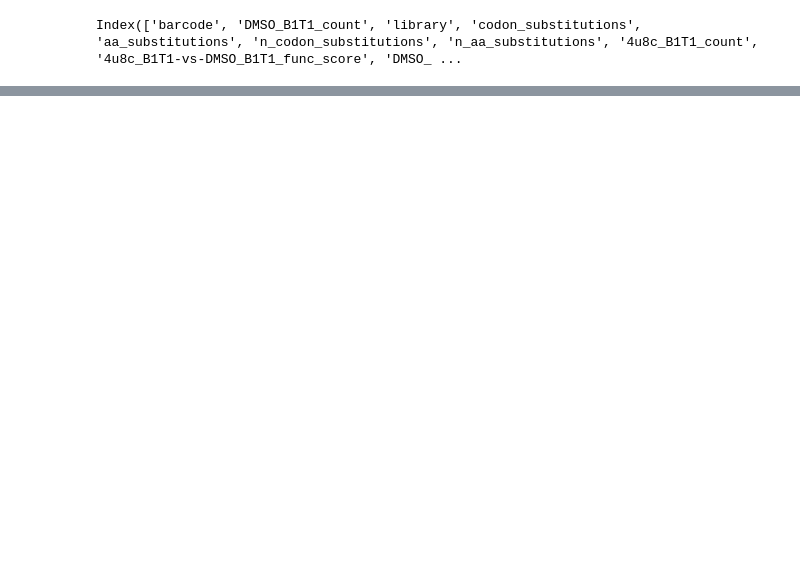
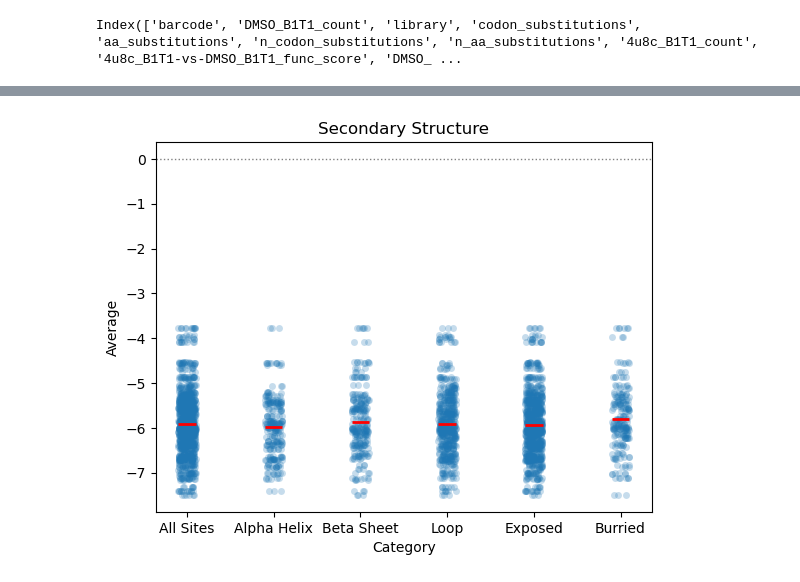
Before and after one commit to kwalcott97/kw_dms, a Jupyter notebook: Compare KW and BD func scores.ipynb, the cells around one changed output, grey strips where cells are left out. Saved outputs shown, nothing was run; the diff lists cells and outputs as text; code cells hidden in the pictures; blank space fills up the shorter version.

```diff
--- a/Compare KW and BD func scores.ipynb
+++ b/Compare KW and BD func scores.ipynb
@@ -502,0 +602,6 @@ SEM values:
+# %%
+new_df['charge_status'] = new_df['mutant residue'].apply(get_charge)
+new_df['polarity'] = new_df['mutant residue'].apply(get_polarity)
+
+#formatting
+new_df['site'] = new_df['site'].str.extract(r'(\d+)').astype(int)
@@ -502,0 +636,19 @@ SEM values:
+# %%
+merged_secondary = pd.merge(new_df, ss_df, on='site')
+merged_secondary = pd.merge(merged_secondary, sasa_data, on='site')
+# %%
+# Filter for 'Alpha Helix', 'Beta Sheet', and 'Loop'
+alpha_helix = merged_secondary[merged_secondary['secondary_structure'] == 'Alpha Helix']
+alpha_helix['Category'] = 'Alpha Helix'
+beta_sheet = merged_secondary[merged_secondary['secondary_structure'] == 'Beta Sheet']
+beta_sheet['Category'] = 'Beta Sheet'
+loop = merged_secondary[merged_secondary['secondary_structure'] == 'Loop']
+loop['Category'] = 'Loop'
+all_sites = merged_secondary.copy()
+all_sites['Category'] = 'All Sites'
+
+# filter for surface accessibility
+exposed = merged_secondary[merged_secondary['surface_accessibility'] == 'Exposed']
+exposed['Category'] = 'Exposed'
+burried = merged_secondary[merged_secondary['surface_accessibility'] == 'Burried']
+burried['Category'] = 'Burried'
@@ -503,3 +673,22 @@ SEM values:
+# %%
+data_for_plotting = pd.concat([ all_sites, alpha_helix, beta_sheet, loop, exposed, burried])
+data_for_plotting = data_for_plotting[['Category', 'Average']]
+# %%
+sns.stripplot(x='Category', y='Average', data=data_for_plotting, jitter=True, alpha=0.25)
+
+# Add a horizontal dotted line at y=0
+plt.axhline(0, color='grey', linestyle='dotted', linewidth=1)
+
+# Add mean bars for each category
+categories = data_for_plotting['Category'].unique()
+for i, category in enumerate(categories):
+    mean_val = data_for_plotting[data_for_plotting['Category'] == category]['Average'].mean()
+    plt.hlines(mean_val, i - 0.1, i + 0.1, colors='red', linewidth=2, zorder=3)
+
+plt.title('Secondary Structure')
+plt.show()
+# %% [output]
+[figure, added]
 # %%
 # plot func score comparison and barcode counts
 plot_func_scores(func_score_comparisons_KW, specific_key)
```
Also changed, not shown: parts of 16 cells of this notebook.
